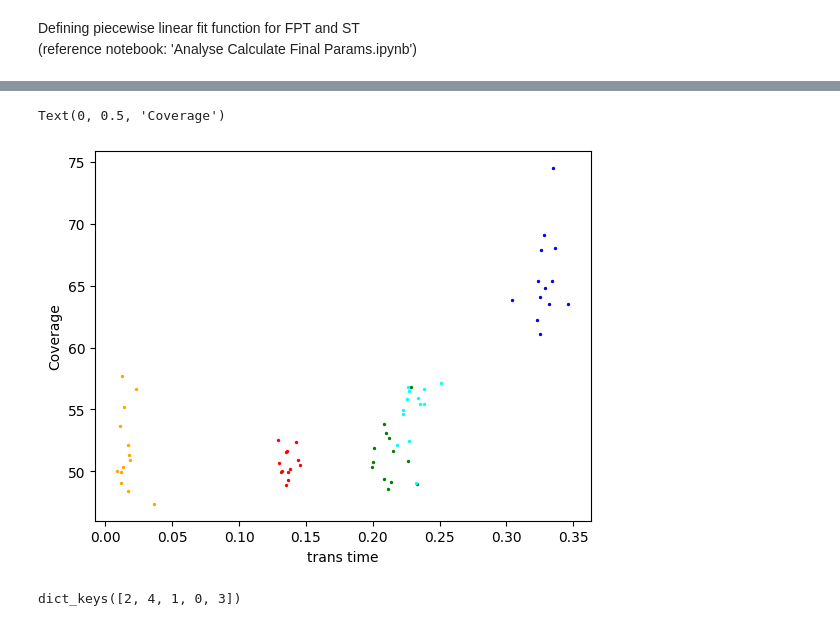
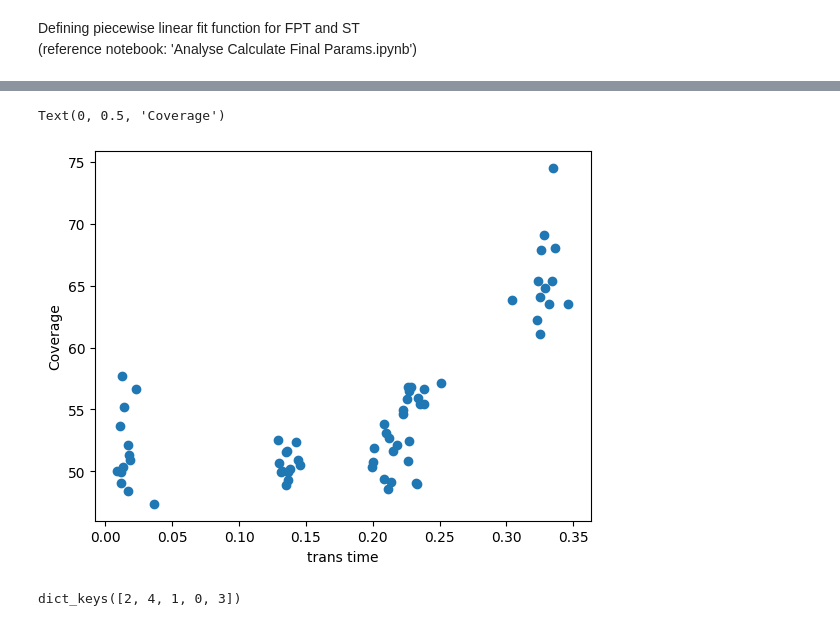
Before and after one commit to csndl-iitd/srg-tes-epilepsy-models, a Jupyter notebook: analysis/notebooks/Analyse fig_March_26.ipynb, the cells around one changed output, grey strips where cells are left out. Saved outputs shown, nothing was run; the diff lists cells and outputs as text; code cells hidden in the pictures.

Commit message:
figure updates

```diff
--- a/analysis/notebooks/Analyse fig_March_26.ipynb
+++ b/analysis/notebooks/Analyse fig_March_26.ipynb
@@ -2131,23 +2205,23 @@ Text(-0.03, 1.1, 'J')
 # %%
 all_cov=[]
 all_tt=[]
 cl=[0,1,2,3,4]
 data_5b=reader.data_read_pkl('results/figures/fig5b_data.pkl')
 for i in cl:
     all_cov.append(data_5b[i]['cov'])
 for i in cl:
     all_tt.append(data_5b[i]['tt'])
 
-for i, (cluster_vals,cl_cov) in enumerate(zip(all_tt,all_cov)):
-    # jitter around the cluster index
-    jitter_x = np.random.normal(loc=i, scale=0.01, size=len(cluster_vals))
-    plt.scatter(cl_cov, cluster_vals, color=colors[i], s=2, alpha=1)
-
+# for i, (cluster_vals,cl_cov) in enumerate(zip(all_tt,all_cov)):
+#     # jitter around the cluster index
+#     jitter_x = np.random.normal(loc=i, scale=0.01, size=len(cluster_vals))
+#     plt.scatter(cl_cov, cluster_vals, color=colors[i], s=2, alpha=1)
+plt.scatter(all_cov,all_tt)
 plt.xlabel('trans time')
 plt.ylabel('Coverage')
 # %% [output]
 Text(0, 0.5, 'Coverage')
-[figure, old version]
+[figure, new version]
 # %%
 for cl in data_5b.keys():
 	plt.scatter(data_5b[cl]['tt'],data_5b[cl]['cov'])
```
Also changed, not shown: parts of 27 cells of this notebook, 3 other files.
